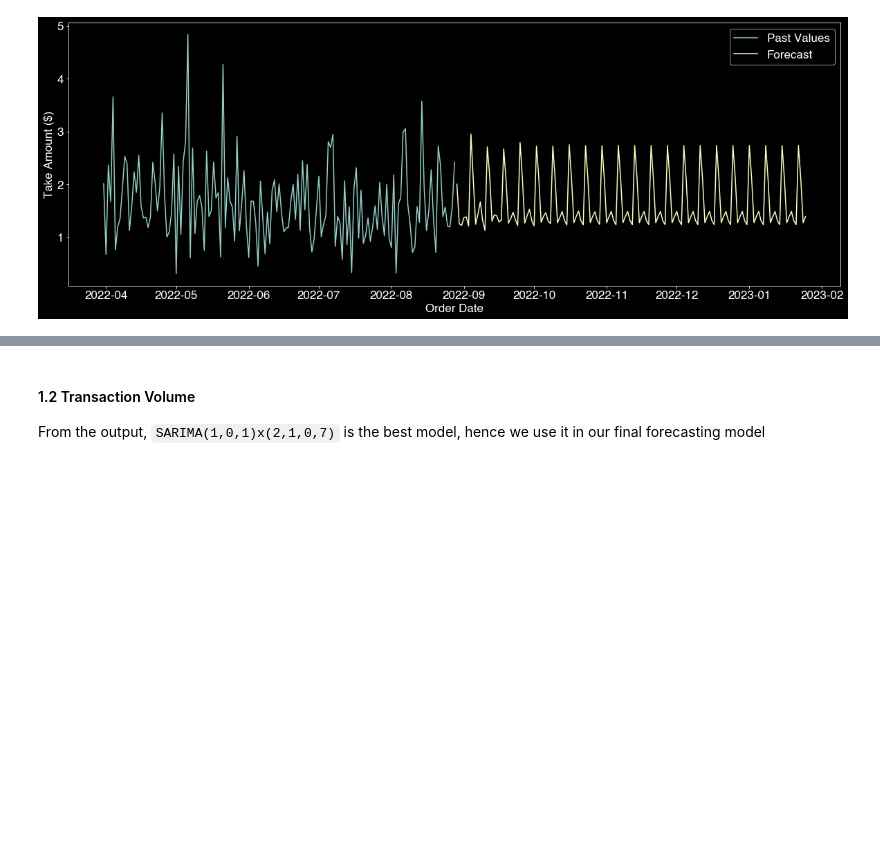
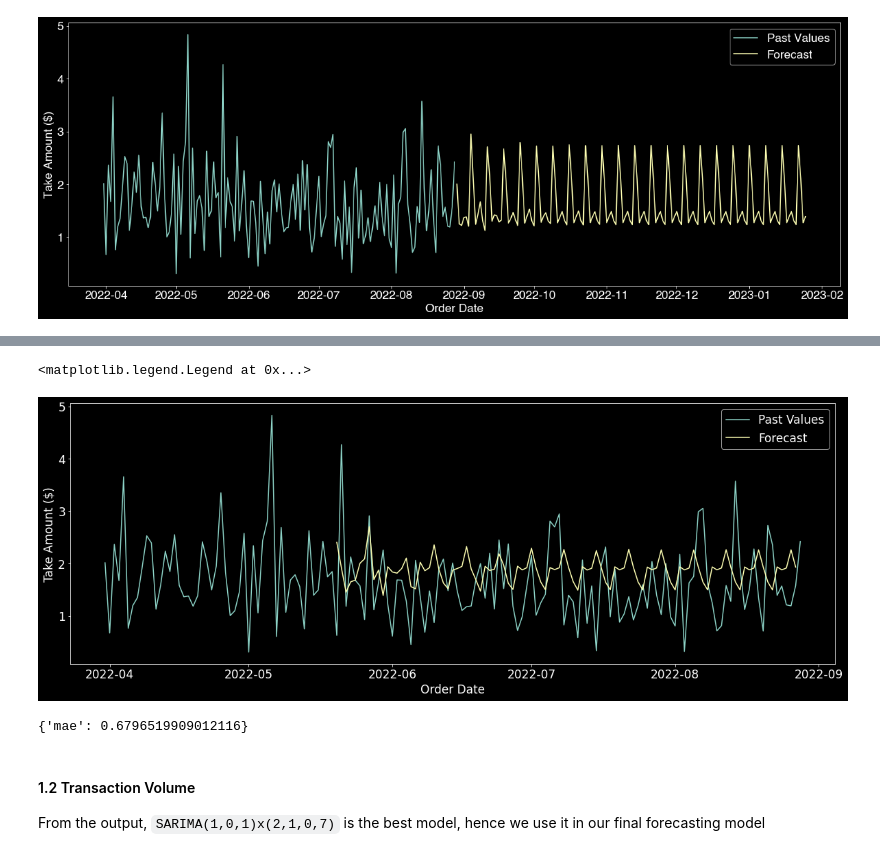
Before and after one commit to MAST30034-Applied-Data-Science/generic-buy-now-pay-later-project-group-5, a Jupyter notebook: notebooks/merchant_forecast.ipynb, the cells around one changed output, grey strips where cells are left out. Drawn from its saved outputs; the diff is of its cells as text; code cells hidden in the pictures; blank space fills up the shorter version.

```diff
--- a/notebooks/merchant_forecast.ipynb
+++ b/notebooks/merchant_forecast.ipynb
@@ -139,3 +152,28 @@ plt.savefig('../plots/merchant_forecast.png')
+# %%
+plt.figure(figsize=(20, 7))
+plt.style.use("dark_background")
+plt.rcParams.update({'font.size': 17})
+
+plt.plot(test_data['mean_take_amt'].tail(150), label = "Past Values")
+plt.plot(forecast_df, label = "Forecast")
+plt.xlabel('Order Date')
+plt.ylabel('Take Amount ($)')
+plt.legend()
+# %% [output]
+<matplotlib.legend.Legend at 0x...>
+[figure, added]
+# %%
+# Accuracy metrics function - code adapted from website mentioned above
+def forecast_accuracy(forecast, actual):
+    forecast = np.array(forecast)
+    actual = np.array(actual)
+    mae = np.mean(np.abs(forecast - actual))    # MAE
+
+    return({'mae': mae})
+
+forecast_accuracy(take_amt_test_forecast,test_data['mean_take_amt'][-100:])
+# %% [output]
+{'mae': 0.6796519909012116}
 # %% [markdown]
 #### 1.2 Transaction Volume
 
```
Also changed, not shown: parts of 3 cells of this notebook, 1 other file.
